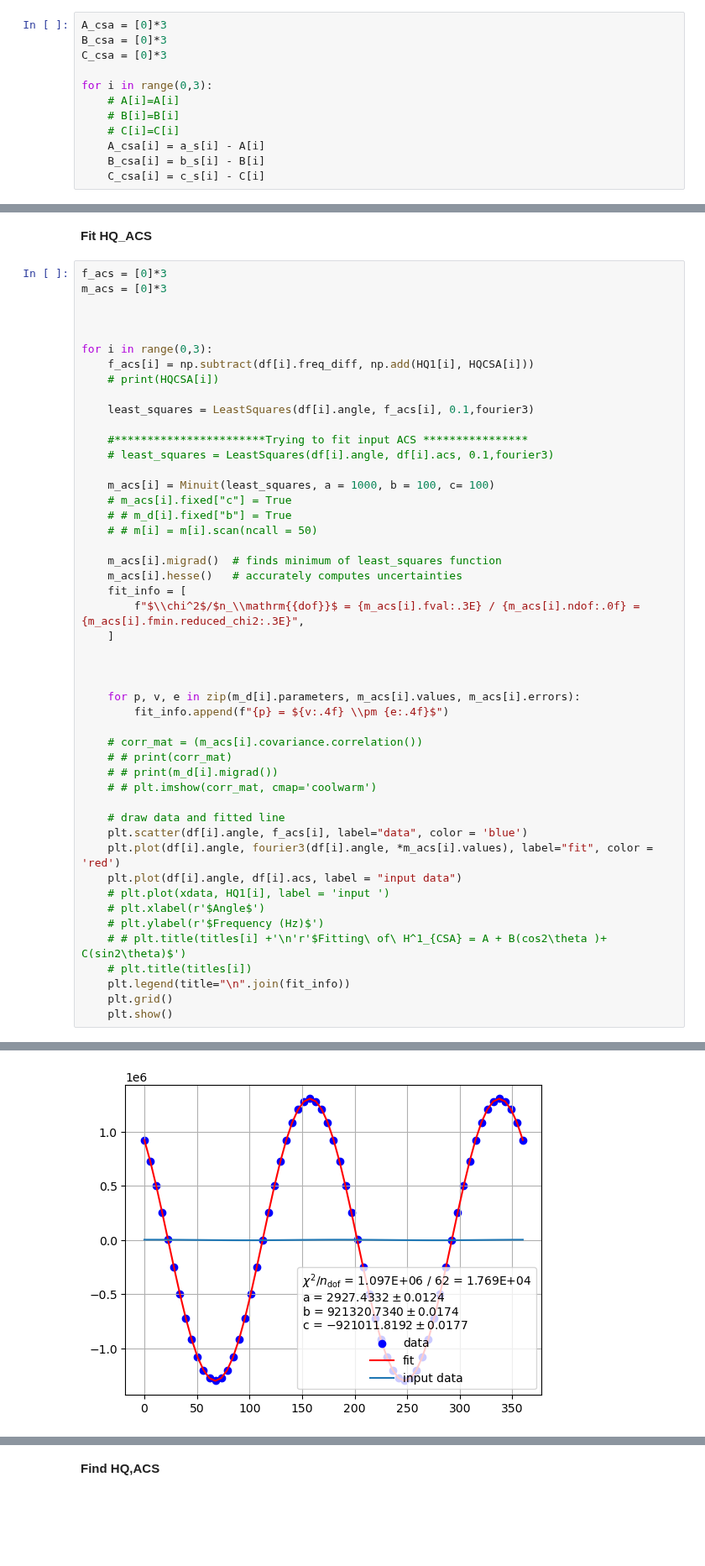
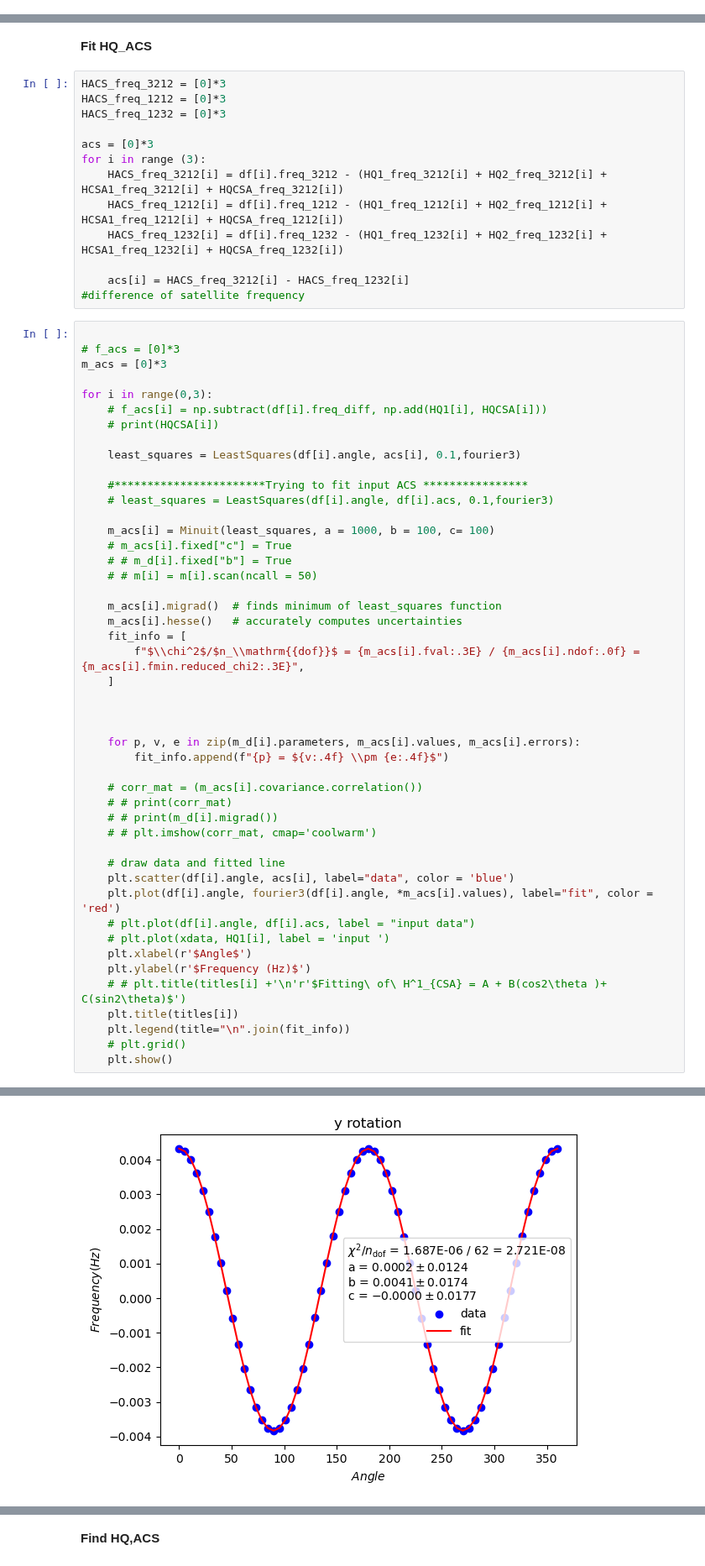
Before and after one commit to AstrobioShiva/Script_project, a Jupyter notebook: NMR_analysis/fitting_B11.ipynb, the cells around one changed output, grey strips where cells are left out. Shown at 84% size. Saved outputs shown, nothing was run; the diff lists cells and outputs as text; blank space fills up the shorter version.

```diff
--- a/NMR_analysis/fitting_B11.ipynb
+++ b/NMR_analysis/fitting_B11.ipynb
@@ -318,14 +398,2 @@ Name: angle, Length: 65, dtype: float64
 # %% [markdown]
 **Find HCSA1**
-# %%
-A_csa = [0]*3
-B_csa = [0]*3
-C_csa = [0]*3
-
-for i in range(0,3):
-    # A[i]=A[i]
-    # B[i]=B[i]
-    # C[i]=C[i]
-    A_csa[i] = a_s[i] - A[i]
-    B_csa[i] = b_s[i] - B[i]
-    C_csa[i] = c_s[i] - C[i]
@@ -558,16 +685,27 @@ for i in range(0,3):
 # %% [markdown]
 **Fit HQ_ACS**
+# %%
+HACS_freq_3212 = [0]*3
+HACS_freq_1212 = [0]*3
+HACS_freq_1232 = [0]*3
+
+acs = [0]*3
+for i in range (3):
+    HACS_freq_3212[i] = df[i].freq_3212 - (HQ1_freq_3212[i] + HQ2_freq_3212[i] + HCSA1_freq_3212[i] + HQCSA_freq_3212[i])
+    HACS_freq_1212[i] = df[i].freq_1212 - (HQ1_freq_1212[i] + HQ2_freq_1212[i] + HCSA1_freq_1212[i] + HQCSA_freq_1212[i])
+    HACS_freq_1232[i] = df[i].freq_1232 - (HQ1_freq_1232[i] + HQ2_freq_1232[i] + HCSA1_freq_1232[i] + HQCSA_freq_1232[i])
+
+    acs[i] = HACS_freq_3212[i] - HACS_freq_1232[i]                                                      #difference of satellite frequency
 # %%
-f_acs = [0]*3
+
+# f_acs = [0]*3
 m_acs = [0]*3
 
-
-
 for i in range(0,3):
-    f_acs[i] = np.subtract(df[i].freq_diff, np.add(HQ1[i], HQCSA[i]))
+    # f_acs[i] = np.subtract(df[i].freq_diff, np.add(HQ1[i], HQCSA[i]))
     # print(HQCSA[i])
 
-    least_squares = LeastSquares(df[i].angle, f_acs[i], 0.1,fourier3)
+    least_squares = LeastSquares(df[i].angle, acs[i], 0.1,fourier3)
 
     #***********************Trying to fit input ACS ****************
     # least_squares = LeastSquares(df[i].angle, df[i].acs, 0.1,fourier3)
@@ -594,15 +732,15 @@ for i in range(0,3):
     # # plt.imshow(corr_mat, cmap='coolwarm')
 
     # draw data and fitted line
-    plt.scatter(df[i].angle, f_acs[i], label="data", color = 'blue')
+    plt.scatter(df[i].angle, acs[i], label="data", color = 'blue')
     plt.plot(df[i].angle, fourier3(df[i].angle, *m_acs[i].values), label="fit", color = 'red')
-    plt.plot(df[i].angle, df[i].acs, label = "input data")
+    # plt.plot(df[i].angle, df[i].acs, label = "input data")
     # plt.plot(xdata, HQ1[i], label = 'input ')
-    # plt.xlabel(r'$Angle$')
-    # plt.ylabel(r'$Frequency (Hz)$')
+    plt.xlabel(r'$Angle$')
+    plt.ylabel(r'$Frequency (Hz)$')
     # # plt.title(titles[i] +'\n'r'$Fitting\ of\ H^1_{CSA} = A + B(cos2\theta )+ C(sin2\theta)$')
-    # plt.title(titles[i])
+    plt.title(titles[i])
     plt.legend(title="\n".join(fit_info))
-    plt.grid()
+    # plt.grid()
     plt.show()
 # %% [output]
@@ -610 +748 @@ for i in range(0,3):
-[figure, old version]
+[figure, new version]
```
Also changed, not shown: parts of 35 cells of this notebook.
